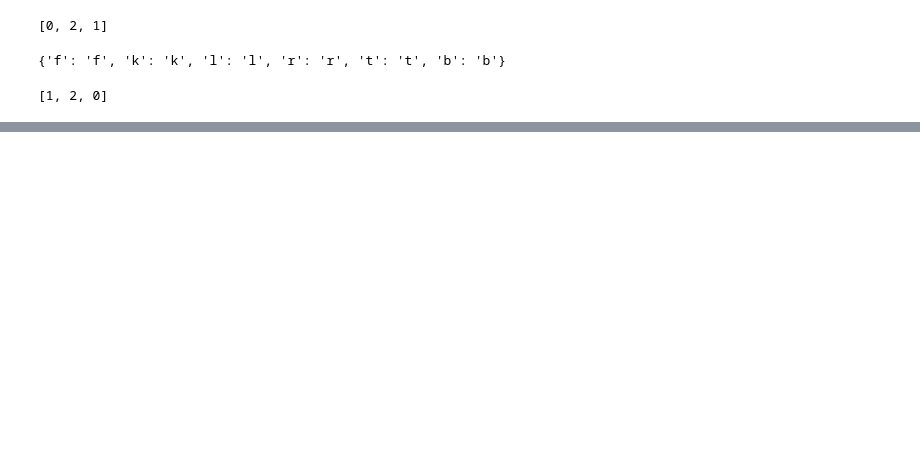
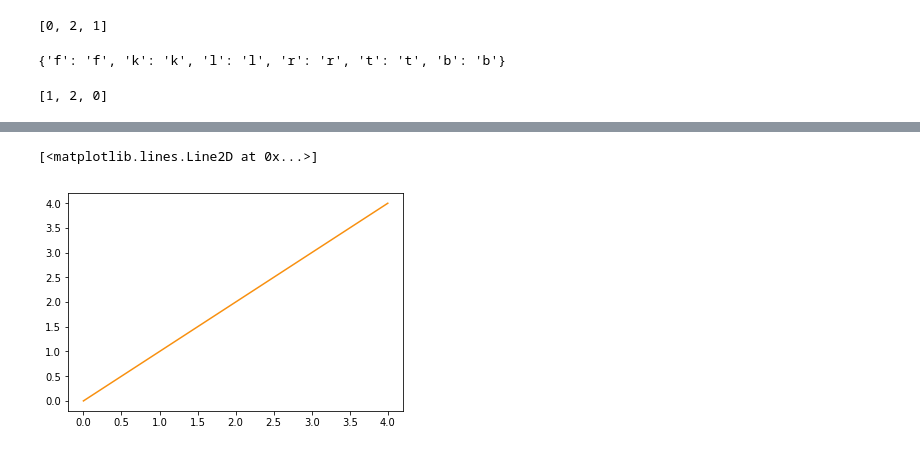
Before and after one commit to MobiusLooper/Cube-of-Rubik, a Jupyter notebook: notebooks/Design.ipynb, the cells around one changed output, grey strips where cells are left out. Cells and saved outputs as stored; diff of their text form; code cells hidden in the pictures; blank space fills up the shorter version.

```diff
--- a/notebooks/Design.ipynb
+++ b/notebooks/Design.ipynb
@@ -331,0 +326,5 @@ rc.is_solved()
+# %%
+plt.plot(range(5), color=)
+# %% [output]
+[<matplotlib.lines.Line2D at 0x...>]
+[figure, added]
```
Also changed, not shown: parts of 10 cells of this notebook.
